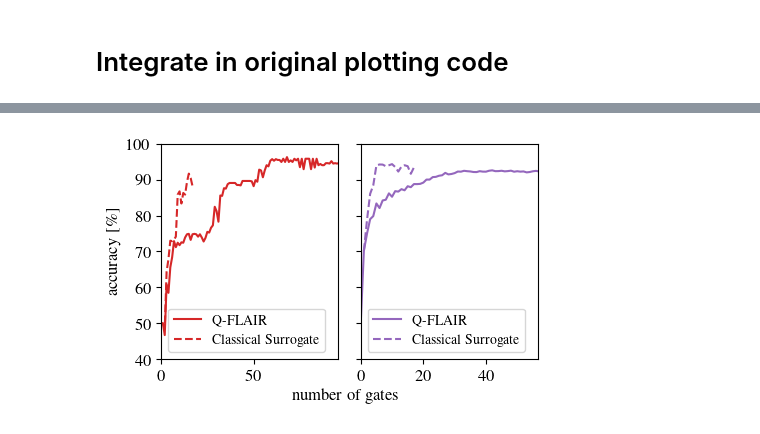
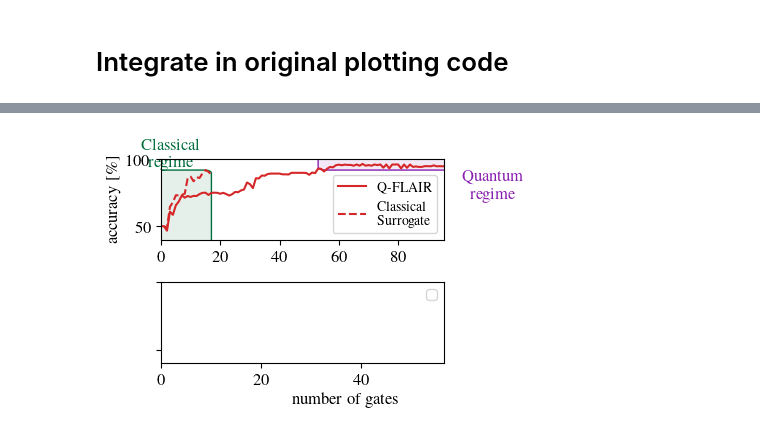
Before and after one commit to phels23/Q-FLAIR, a Jupyter notebook: ClassicalSurrogateBenchmark/fixed_QFLAIR_QNN_benchmark_eval.ipynb, the cells around one changed output, grey strips where cells are left out. Drawn from its saved outputs; the diff is of its cells as text; code cells hidden in the pictures.

Commit message:
Add classical vs quantum regime boxes

```diff
--- a/ClassicalSurrogateBenchmark/fixed_QFLAIR_QNN_benchmark_eval.ipynb
+++ b/ClassicalSurrogateBenchmark/fixed_QFLAIR_QNN_benchmark_eval.ipynb
@@ -53,14 +53,12 @@ def plot_classical_surrogate_acc(bench_folder, max_n_gate, max_col_name, ax=None
     if ax is None:
         ax = plt.gca()
     if include_train_acc:
-        ax.plot(comb_df['n_gate'], 100 * comb_df['train_acc'], label='Classical Surrogate (Train)', color='grey', linestyle='--')
-    ax.plot(comb_df['n_gate'], 100 * comb_df['val_acc'], label='Classical Surrogate', linestyle='--', color=data_set_color)
+        ax.plot(comb_df['n_gate'], 100 * comb_df['train_acc'], label='Classical\nSurrogate (Train)', color='grey', linestyle='--')
+    ax.plot(comb_df['n_gate'], 100 * comb_df['val_acc'], label='Classical\nSurrogate', linestyle='--', color=data_set_color)
     if add_best_line:
         best_acc = comb_df['val_acc'].max()
         ax.axhline(100 * best_acc, linestyle=':', label='Best Accuracy', color='black')
-    #ax.set_xlabel('number of gates')
-    #ax.set_ylabel('accuracy [\\%]')
-    #ax.legend()
+    return model_infos, comb_df
 # %%
 plot_classical_surrogate_acc("logLossBS", max_n_gate=125, max_col_name="train_acc")
 # %% [output]
@@ -84,42 +131,47 @@ mpl.rcParams.update({'text.usetex':True,'font.size': 12, 'font.family': 'serif',
 color = ['tab:red','orange','tab:purple','green']
 fig = plt.figure(figsize=(11.69*0.4, 8.27*0.38))
 
+color_classical_regime = tuple(np.array([0, 110, 61])/255)
+color_quantum_regime = tuple(np.array([136, 33, 176])/255)
+
 # Initialize axes first so we can pass them to the function
-ax1 = plt.subplot(1, 2, 1) # Left plot (BS)
-ax2 = plt.subplot(1, 2, 2) # Right plot (MN)
+ax1 = plt.subplot(2, 1, 1) # Left plot (BS)
+ax2 = plt.subplot(2, 1, 2) # Right plot (MN)
 
+# ONLY SINGLE DATASET PLOT FOR NOW (USE SECOND PLOT FOR CLASSICAL PARAMETER CURVE)
 # ==========================================
 # RIGHT PLOT (ax2): logLossMN
 # ==========================================
-
-# 1. Q-FLAIR
-name = 'logLossMN'
-path_file_mn = os.path.join(Q_FLAIR_RESULTS_DIR, name, 'ACC_test.txt')
-ACC0 = np.genfromtxt(path_file_mn, usecols=0, skip_header=1)
-ACC1 = np.genfromtxt(path_file_mn, usecols=1, skip_header=1)
-ACC0 = np.array([0.5, *ACC0])
-ACC1 = np.array([0.5, *ACC1])
-ACCaverOpt_mn = (ACC0 + ACC1) * 0.5
-gatesOpt_mn = np.linspace(0, len(ACCaverOpt_mn)-1, len(ACCaverOpt_mn))
-
-# Plot Q-FLAIR
-curve1, = ax2.plot(gatesOpt_mn, ACCaverOpt_mn*100, '-', color=color[2], label='Q-FLAIR', fillstyle='none')
-# 2. Classical Surrogate Benchmark (New)
-# Using max_n_gate=56 based on your original ax2.set_xlim(0, 56+0.5)
-plot_classical_surrogate_acc(
-    name,
-    max_n_gate=125,
-    max_col_name="train_acc",
-    ax=ax2,
-    data_set_color=color[2],
-)
+#
+# # 1. Q-FLAIR
+# name = 'logLossMN'
+# path_file_mn = os.path.join(Q_FLAIR_RESULTS_DIR, name, 'ACC_test.txt')
+# ACC0 = np.genfromtxt(path_file_mn, usecols=0, skip_header=1)
+# ACC1 = np.genfromtxt(path_file_mn, usecols=1, skip_header=1)
+# ACC0 = np.array([0.5, *ACC0])
+# ACC1 = np.array([0.5, *ACC1])
+# ACCaverOpt_mn = (ACC0 + ACC1) * 0.5
+# gatesOpt_mn = np.linspace(0, len(ACCaverOpt_mn)-1, len(ACCaverOpt_mn))
+#
+# # Plot Q-FLAIR
+# curve1, = ax2.plot(gatesOpt_mn, ACCaverOpt_mn*100, '-', color=color[2], label='Q-FLAIR', fillstyle='none')
+# # 2. Classical Surrogate Benchmark (New)
+# # Using max_n_gate=56 based on your original ax2.set_xlim(0, 56+0.5)
+# plot_classical_surrogate_acc(
+#     name,
+#     max_n_gate=125,
+#     max_col_name="train_acc",
+#     ax=ax2,
+#     data_set_color=color[2],
+# )
 
 # ==========================================
 # LEFT PLOT (ax1): logLossBS
 # ==========================================
 
 # 1. Q-FLAIR (Optimized gate)
-path_file_bs = os.path.join(Q_FLAIR_RESULTS_DIR, 'logLossBS', 'ACC_test.txt')
+name = 'logLossBS'
+path_file_bs = os.path.join(Q_FLAIR_RESULTS_DIR, name, 'ACC_test.txt')
 ACC0 = np.genfromtxt(path_file_bs, usecols=0, skip_header=1)
 ACC1 = np.genfromtxt(path_file_bs, usecols=1, skip_header=1)
 ACC0 = np.array([0.5, *ACC0])
@@ -132,13 +184,25 @@ curve2, = ax1.plot(gatesOpt_bs, ACCaverOpt_bs*100, '-', color=color[0], label='Q
 
 # 2. Classical Surrogate Benchmark (New)
 # Using max_n_gate=95 based on your original ax1.set_xlim(0, 95+0.5)
-plot_classical_surrogate_acc(
-    "logLossBS",
+_, comb_df = plot_classical_surrogate_acc(
+    name,
     max_n_gate=95,
     max_col_name="train_acc",
     ax=ax1,
     data_set_color=color[0]
 )
+
+# Add regime boxes:
+classical_accs = comb_df['val_acc'].to_numpy() * 100
+quantum_accs = np.asarray(ACCaverOpt_bs) * 100
+n_gates = comb_df['n_gate'].to_numpy()
+max_classical_acc = classical_accs.max()
+add_rounded_box(ax1, (-10, -10), (n_gates.max(), max_classical_acc), c=color_classical_regime, alpha=0.1, header="Classical\nregime")
+n_gates = np.arange(len(quantum_accs))
+n_gates_quantum_regime = n_gates[quantum_accs > max_classical_acc]
+print(n_gates_quantum_regime)
+if len(n_gates_quantum_regime) > 0:
+    add_rounded_box(ax1, (n_gates_quantum_regime.min(), max_classical_acc), (len(n_gates) + 20, 110), c=color_quantum_regime, alpha=0.1, footer="Quantum\nregime")
 
 # ==========================================
 # FORMATTING
@@ -159,7 +223,8 @@ ax1.legend(fontsize='small')
 # Global Labels
 fig.supxlabel('number of gates', y=0.1, x=0.55, fontsize='medium')
 
+
 plt.tight_layout()
-plt.savefig('Acc_classical_surrogate_paper.pdf')
+#plt.savefig('Acc_classical_surrogate_paper.pdf')
 plt.show()
 # %% [output]
@@ -166 +238 @@ plt.show()
-[figure, old version]
+[figure, new version]
```
Also changed, not shown: parts of 4 cells of this notebook.
